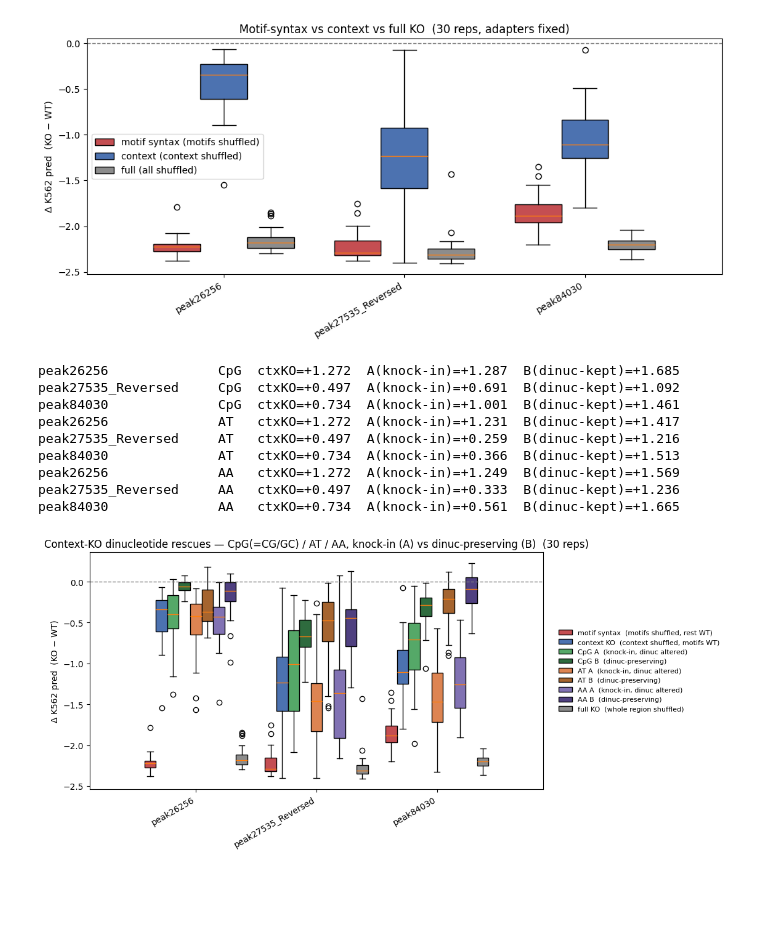
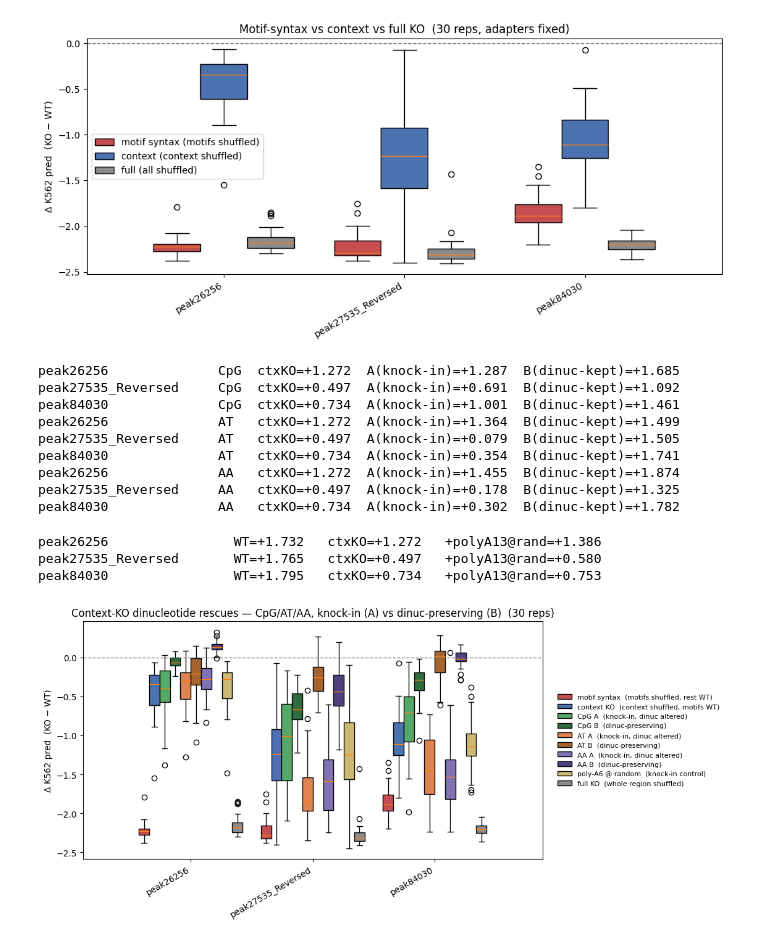
Before and after one commit to pabmantilla/SEAM_validate, a Jupyter notebook: context_feat/context_KO_rescue/show_foregrounds.ipynb, the cells around one changed output. Saved outputs shown, nothing was run; the diff lists cells and outputs as text; code cells hidden in the pictures; blank space fills up the shorter version.

Commit message:
poly A neg result

```diff
--- a/context_feat/context_KO_rescue/show_foregrounds.ipynb
+++ b/context_feat/context_KO_rescue/show_foregrounds.ipynb
@@ -168,12 +168,12 @@ fig.tight_layout()
 [figure]
 # %%
 # Rescue the context KO by restoring one dinucleotide class's WT positions, two ways.
-# CpG class = CG or GC (both counted per Pablo); AT and AA as literal dinucleotides.
+# Each class pairs a dinuc with its complement strand (per Pablo): CpG=CG/GC, AT=AT/TA, AA=AA/TT.
 #   A "knock-in"   : full-region shuffle (same as ctxKO) + motifs pasted back + WT dinucs knocked in
 #                    -> dinuc positions restored, but dinuc content altered (extra copies added).
 #   B "dinuc-kept" : pin the dinucs, dinuc-shuffle only the stretches between, paste motifs back
 #                    -> dinuc positions restored AND total dinuc content preserved exactly.
-CATS = {'CpG': ('CG', 'GC'), 'AT': ('AT',), 'AA': ('AA',)}
+CATS = {'CpG': ('CG', 'GC'), 'AT': ('AT', 'TA'), 'AA': ('AA', 'TT')}
 
 def _load(peak):
     with h5py.File(LIB / f'{peak}.h5') as f:
@@ -235,43 +235,76 @@ for c in CATS:
 peak26256              CpG  ctxKO=+1.272  A(knock-in)=+1.287  B(dinuc-kept)=+1.685
 peak27535_Reversed     CpG  ctxKO=+0.497  A(knock-in)=+0.691  B(dinuc-kept)=+1.092
 peak84030              CpG  ctxKO=+0.734  A(knock-in)=+1.001  B(dinuc-kept)=+1.461
-peak26256              AT   ctxKO=+1.272  A(knock-in)=+1.231  B(dinuc-kept)=+1.417
-peak27535_Reversed     AT   ctxKO=+0.497  A(knock-in)=+0.259  B(dinuc-kept)=+1.216
-peak84030              AT   ctxKO=+0.734  A(knock-in)=+0.366  B(dinuc-kept)=+1.513
-peak26256              AA   ctxKO=+1.272  A(knock-in)=+1.249  B(dinuc-kept)=+1.569
-peak27535_Reversed     AA   ctxKO=+0.497  A(knock-in)=+0.333  B(dinuc-kept)=+1.236
-peak84030              AA   ctxKO=+0.734  A(knock-in)=+0.561  B(dinuc-kept)=+1.665
+peak26256              AT   ctxKO=+1.272  A(knock-in)=+1.364  B(dinuc-kept)=+1.499
+peak27535_Reversed     AT   ctxKO=+0.497  A(knock-in)=+0.079  B(dinuc-kept)=+1.505
+peak84030              AT   ctxKO=+0.734  A(knock-in)=+0.354  B(dinuc-kept)=+1.741
+peak26256              AA   ctxKO=+1.272  A(knock-in)=+1.455  B(dinuc-kept)=+1.874
+peak27535_Reversed     AA   ctxKO=+0.497  A(knock-in)=+0.178  B(dinuc-kept)=+1.325
+peak84030              AA   ctxKO=+0.734  A(knock-in)=+0.302  B(dinuc-kept)=+1.782
+# %%
+# control rescue: take the CONTEXT KO background (context shuffled, motifs kept = ctxko) and knock
+# a 10-bp poly-A tract into it at a RANDOM position (different per rep), avoiding the motifs.
+# Tests whether any arbitrary inserted element rescues the context KO. NOT the full-KO background.
+TRACT_LEN = 13
+TRACT = one_hot_encode('A' * TRACT_LEN).float()  # (4,10)
+polyA_pred = {}
+rng = np.random.default_rng(0)
+for peak in ko_peaks:
+    wt, vseq, motifs, ADAPTER, shuf = _load(peak)
+
+    ctx = wt.unsqueeze(0).repeat(N_REP, 1, 1).clone()    # build the context KO background:
+    ctx[:, :, ADAPTER:ADAPTER + 200] = shuf              #   context shuffled ...
+    _paste_motifs(ctx, wt, motifs, ADAPTER)              #   ... motifs kept WT  (== ctxko)
+
+    motif_mask = np.zeros(200, bool)                     # tract starts that miss every motif
+    for _, m in motifs.iterrows():
+        motif_mask[m.start:m.end] = True
+    allowed = [s for s in range(200 - TRACT_LEN) if not motif_mask[s:s+TRACT_LEN].any()]
+
+    x = ctx.clone()                                      # knock poly-A into the context KO background
+    for r in range(N_REP):
+        s = int(rng.choice(allowed))
+        x[r, :, s + ADAPTER : s + ADAPTER + TRACT_LEN] = TRACT
+
+    polyA_pred[peak] = predict_k562(x)                   # (30,)
+    print(f'{peak:24s} WT={wt_pred[peak]:+.3f}   ctxKO={ctxko_pred[peak].mean():+.3f}   '
+          f'+polyA{TRACT_LEN}@rand={polyA_pred[peak].mean():+.3f}')
+# %% [output]
+peak26256                WT=+1.732   ctxKO=+1.272   +polyA13@rand=+1.386
+peak27535_Reversed       WT=+1.765   ctxKO=+0.497   +polyA13@rand=+0.580
+peak84030                WT=+1.795   ctxKO=+0.734   +polyA13@rand=+0.753
 # %%
 # delta = KO - WT (per rep). Reference boxes (motif / context / full) + per-class rescues:
 #   A = knock-in (dinuc positions restored, dinuc content altered)
 #   B = dinuc-preserving (dinuc positions restored AND dinuc content kept exact)
-w = 0.095
+w = 0.085
 xg = np.arange(len(ko_peaks))
 delt = lambda dic: [dic[p] - wt_pred[p] for p in ko_peaks]
 
 # (label, per-seq delta lists, facecolor)
 boxes = [('motif syntax  (motifs shuffled, rest WT)',  delt(motifko_pred), '#c44e52'),
          ('context KO  (context shuffled, motifs WT)', delt(ctxko_pred),   '#4c72b0')]
 CLASS_COLORS = {'CpG': ('#55a868', '#2e6b3e'), 'AT': ('#dd8452', '#a5642f'), 'AA': ('#8172b3', '#4f4080')}
 for c in CATS:
     boxes.append((f'{c} A  (knock-in, dinuc altered)', delt(rescueA[c]), CLASS_COLORS[c][0]))
     boxes.append((f'{c} B  (dinuc-preserving)',        delt(rescueB[c]), CLASS_COLORS[c][1]))
-boxes.append(('full KO  (whole region shuffled)', delt(fullko_pred), '#8c8c8c'))
+boxes.append(('poly-A6 @ random  (knock-in control)', delt(polyA_pred),  '#ccb974'))
+boxes.append(('full KO  (whole region shuffled)',     delt(fullko_pred), '#8c8c8c'))
 
 n = len(boxes)
-fig, ax = plt.subplots(figsize=(3.6 * len(ko_peaks) + 2, 5))
+fig, ax = plt.subplots(figsize=(3.8 * len(ko_peaks) + 2, 5))
 handles = []
 for k, (lab, data, col) in enumerate(boxes):
     b = ax.boxplot(data, positions=xg + (k - (n - 1) / 2) * w, widths=w, patch_artist=True)
     for box in b['boxes']:
         box.set_facecolor(col)
     handles.append(b['boxes'][0])
 ax.axhline(0, color='0.5', lw=1, ls='--')
 ax.set_xticks(xg); ax.set_xticklabels(ko_peaks, rotation=30, ha='right')
 ax.set_ylabel('Δ K562 pred  (KO − WT)')
-ax.set_title(f'Context-KO dinucleotide rescues — CpG(=CG/GC) / AT / AA, knock-in (A) vs dinuc-preserving (B)  ({N_REP} reps)')
+ax.set_title(f'Context-KO dinucleotide rescues — CpG/AT/AA, knock-in (A) vs dinuc-preserving (B)  ({N_REP} reps)')
 ax.legend(handles, [lab for lab, _, _ in boxes],
           loc='center left', bbox_to_anchor=(1.02, 0.5), fontsize=8, frameon=False)
-fig.subplots_adjust(right=0.7)
+fig.subplots_adjust(right=0.68)
 # %% [output]
-[figure, old version]
+[figure, new version]
```
Also changed, not shown: parts of 1 cell of this notebook.
